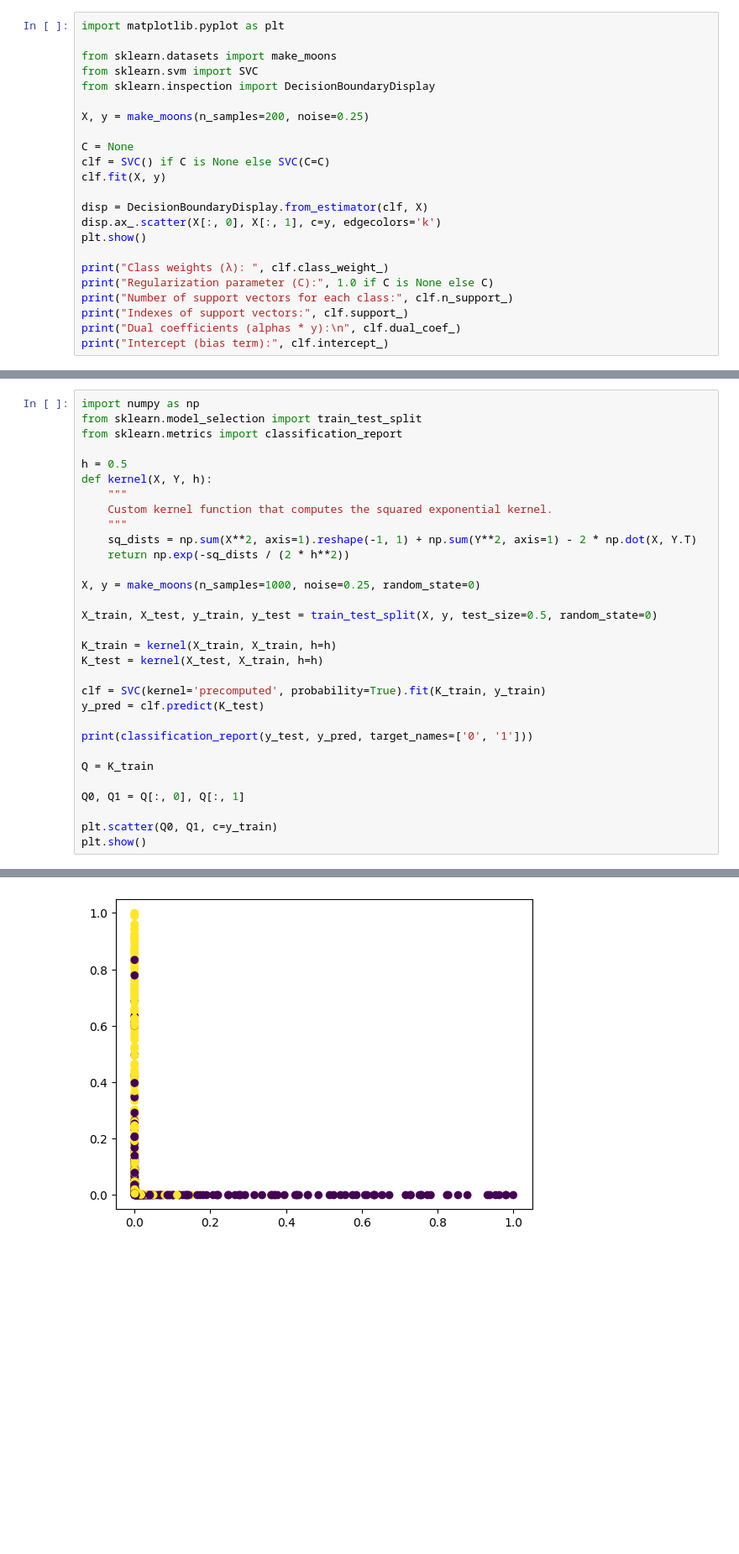
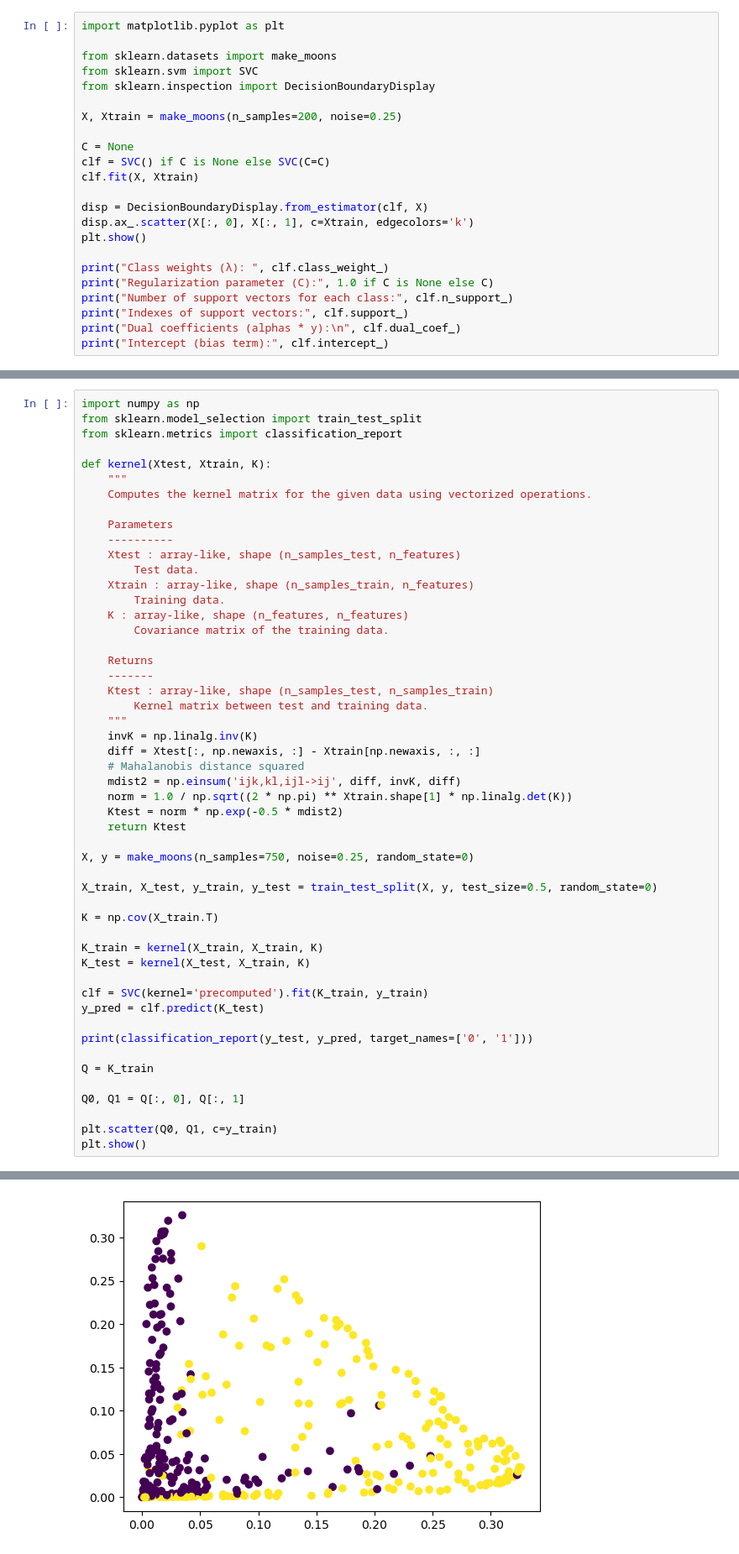
Before and after one commit to eduardo-ufmg/reconhecimento_de_padroes, a Jupyter notebook: svm_E2/svm_E2.ipynb, the cells around one changed output, grey strips where cells are left out. Shown at 84% size. Cells and saved outputs as stored; diff of their text form; blank space fills up the shorter version.

```diff
--- a/svm_E2/svm_E2.ipynb
+++ b/svm_E2/svm_E2.ipynb
@@ -5,14 +5,14 @@ from sklearn.datasets import make_moons
 from sklearn.svm import SVC
 from sklearn.inspection import DecisionBoundaryDisplay
 
-X, y = make_moons(n_samples=200, noise=0.25)
+X, Xtrain = make_moons(n_samples=200, noise=0.25)
 
 C = None
 clf = SVC() if C is None else SVC(C=C)
-clf.fit(X, y)
+clf.fit(X, Xtrain)
 
 disp = DecisionBoundaryDisplay.from_estimator(clf, X)
-disp.ax_.scatter(X[:, 0], X[:, 1], c=y, edgecolors='k')
+disp.ax_.scatter(X[:, 0], X[:, 1], c=Xtrain, edgecolors='k')
 plt.show()
 
 print("Class weights (λ): ", clf.class_weight_)
@@ -48,22 +45,42 @@ import numpy as np
 from sklearn.model_selection import train_test_split
 from sklearn.metrics import classification_report
 
-h = 0.5
-def kernel(X, Y, h):
+def kernel(Xtest, Xtrain, K):
     """
-    Custom kernel function that computes the squared exponential kernel.
+    Computes the kernel matrix for the given data using vectorized operations.
+
+    Parameters
+    ----------
+    Xtest : array-like, shape (n_samples_test, n_features)
+        Test data.
+    Xtrain : array-like, shape (n_samples_train, n_features)
+        Training data.
+    K : array-like, shape (n_features, n_features)
+        Covariance matrix of the training data.
+
+    Returns
+    -------
+    Ktest : array-like, shape (n_samples_test, n_samples_train)
+        Kernel matrix between test and training data.
     """
-    sq_dists = np.sum(X**2, axis=1).reshape(-1, 1) + np.sum(Y**2, axis=1) - 2 * np.dot(X, Y.T)
-    return np.exp(-sq_dists / (2 * h**2))
+    invK = np.linalg.inv(K)
+    diff = Xtest[:, np.newaxis, :] - Xtrain[np.newaxis, :, :]
+    # Mahalanobis distance squared
+    mdist2 = np.einsum('ijk,kl,ijl->ij', diff, invK, diff)
+    norm = 1.0 / np.sqrt((2 * np.pi) ** Xtrain.shape[1] * np.linalg.det(K))
+    Ktest = norm * np.exp(-0.5 * mdist2)
+    return Ktest
 
-X, y = make_moons(n_samples=1000, noise=0.25, random_state=0)
+X, y = make_moons(n_samples=750, noise=0.25, random_state=0)
 
 X_train, X_test, y_train, y_test = train_test_split(X, y, test_size=0.5, random_state=0)
 
-K_train = kernel(X_train, X_train, h=h)
-K_test = kernel(X_test, X_train, h=h)
+K = np.cov(X_train.T)
 
-clf = SVC(kernel='precomputed', probability=True).fit(K_train, y_train)
+K_train = kernel(X_train, X_train, K)
+K_test = kernel(X_test, X_train, K)
+
+clf = SVC(kernel='precomputed').fit(K_train, y_train)
 y_pred = clf.predict(K_test)
 
 print(classification_report(y_test, y_pred, target_names=['0', '1']))
@@ -86 +103 @@ weighted avg       0.94      0.94      0.94       500
-[figure, old version]
+[figure, new version]
```
Also changed, not shown: parts of 5 cells of this notebook, 1 other file.
